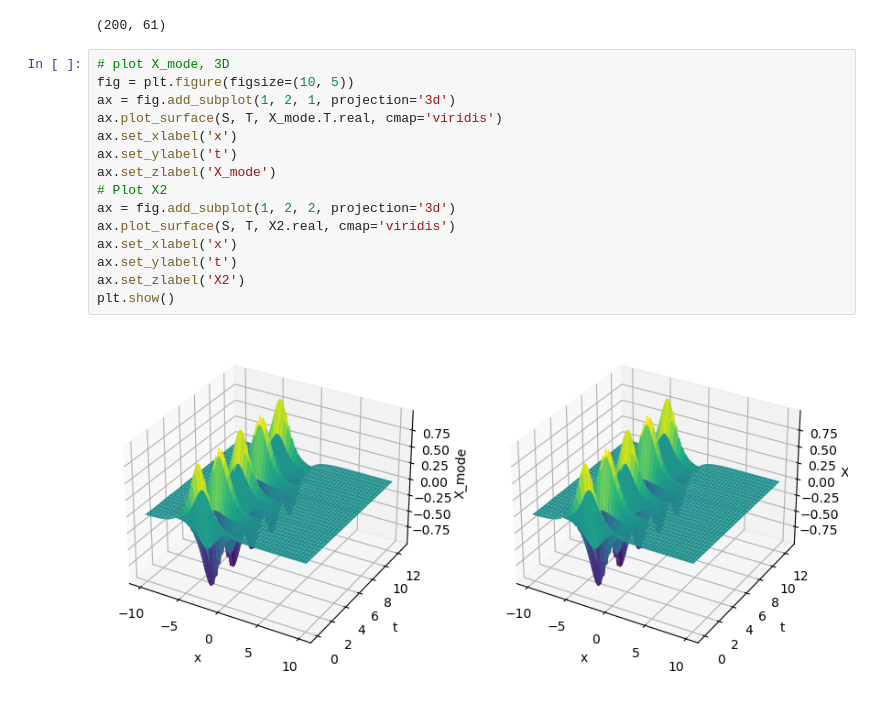
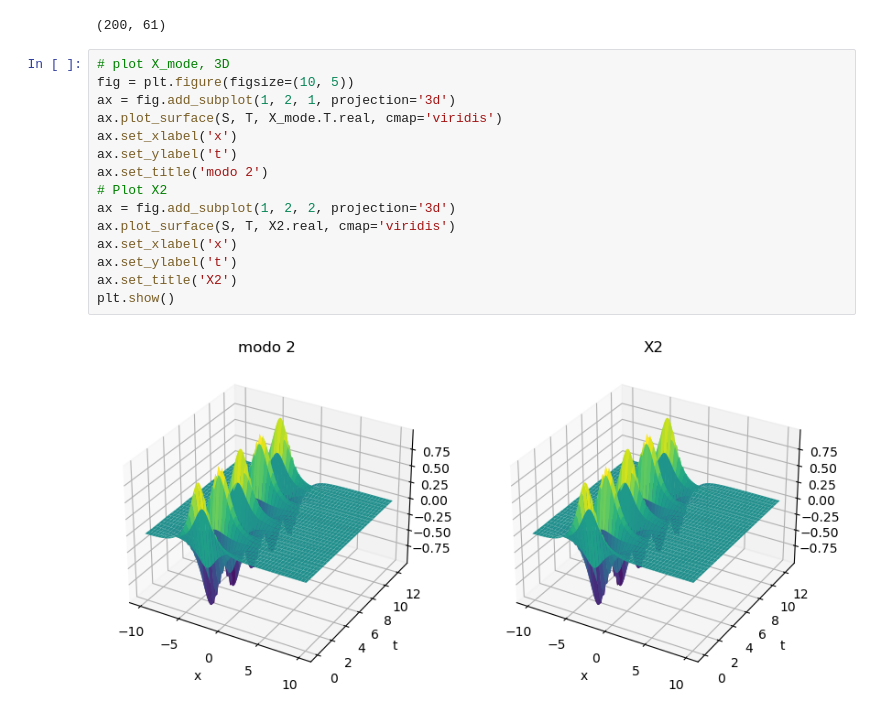
Before and after one commit to Salies/data-driven-des, a Jupyter notebook: dmd.ipynb, the cells around one changed output. Drawn from its saved outputs; the diff is of its cells as text.

```diff
--- a/dmd.ipynb
+++ b/dmd.ipynb
@@ -273,17 +270,17 @@ X_mode.shape
 # %%
 # plot X_mode, 3D
 fig = plt.figure(figsize=(10, 5))
 ax = fig.add_subplot(1, 2, 1, projection='3d')
 ax.plot_surface(S, T, X_mode.T.real, cmap='viridis')
 ax.set_xlabel('x')
 ax.set_ylabel('t')
-ax.set_zlabel('X_mode')
+ax.set_title('modo 2')
 # Plot X2
 ax = fig.add_subplot(1, 2, 2, projection='3d')
 ax.plot_surface(S, T, X2.real, cmap='viridis')
 ax.set_xlabel('x')
 ax.set_ylabel('t')
-ax.set_zlabel('X2')
+ax.set_title('X2')
 plt.show()
 # %% [output]
-[figure, old version]
+[figure, new version]
```
Also changed, not shown: parts of 5 cells of this notebook, 2 other files.
